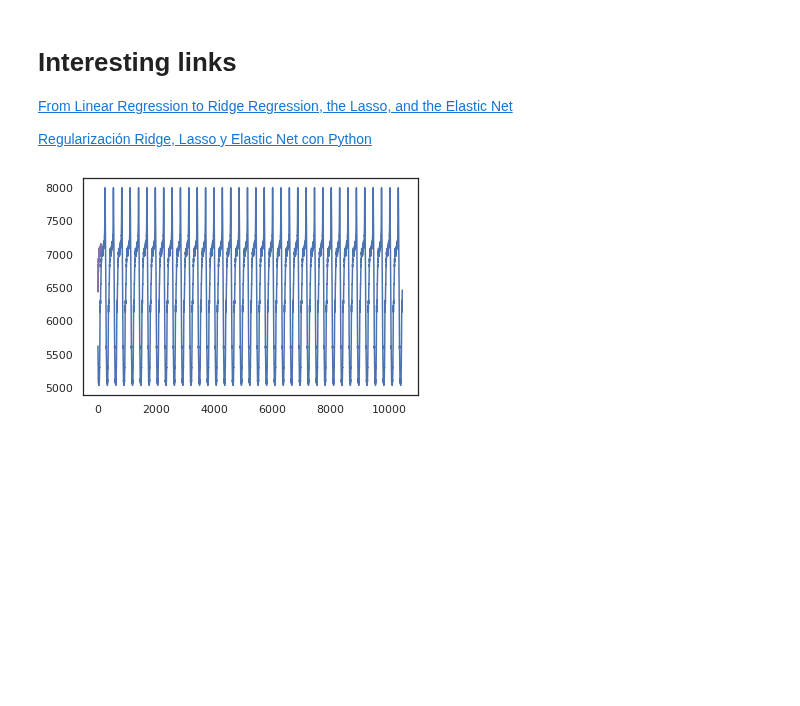
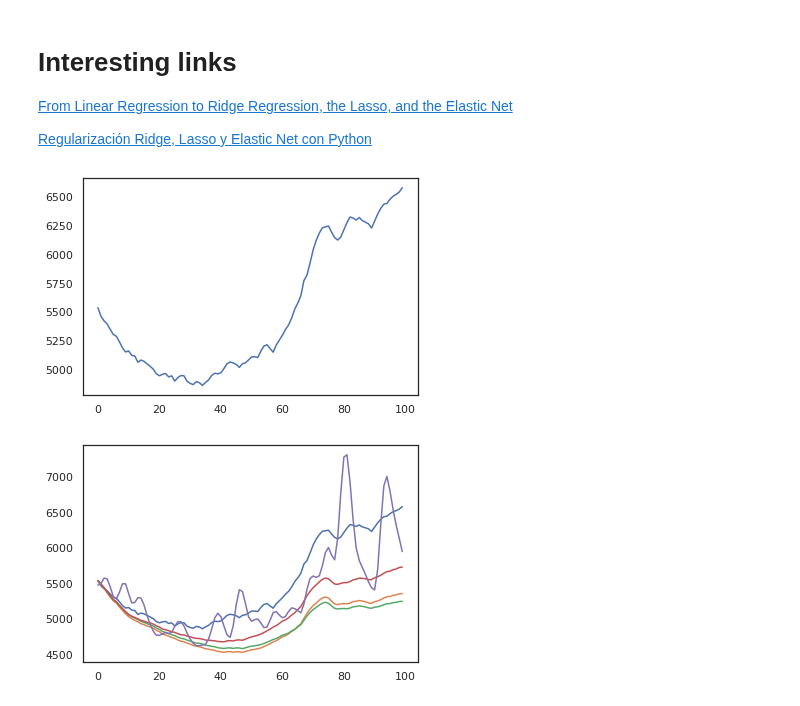
Before and after one commit to urieliram/analog, a Jupyter notebook: Holt-Winters.ipynb, the cells around one changed output. Saved outputs shown, nothing was run; the diff lists cells and outputs as text; code cells hidden in the pictures; blank space fills up the shorter version.

```diff
--- a/Holt-Winters.ipynb
+++ b/Holt-Winters.ipynb
@@ -933,3 +853,5 @@ a=data+data+data+data+data+data+data+data+data+data+data+data+data+data+data+dat
+# %%
+data= serie1[35798:45798]
 # %%
 ##https://www.statsmodels.org/dev/examples/notebooks/generated/exponential_smoothing.html#Holt%E2%80%99s-Winters-Seasonal
 import os
@@ -940,7 +862,7 @@ from statsmodels.tsa.api import ExponentialSmoothing, SimpleExpSmoothing, Holt
 
 %matplotlib inline
 fit1 = ExponentialSmoothing(
-    a,
+    data,
     seasonal_periods=288,
     trend="add",
     seasonal="add",
@@ -948,7 +870,7 @@ fit1 = ExponentialSmoothing(
     initialization_method="estimated",
 ).fit()
 fit2 = ExponentialSmoothing(
-    a,
+    data,
     seasonal_periods=288,
     trend="add",
     seasonal="mul",
@@ -956,45 +878,48 @@ fit2 = ExponentialSmoothing(
     initialization_method="estimated",
 ).fit()
 fit3 = ExponentialSmoothing(
-    a,
+    data,
     seasonal_periods=288,
     trend="add",
     seasonal="add",
     damped_trend=True,
     use_boxcox=True,
     initialization_method="estimated",
 ).fit()
 fit4 = ExponentialSmoothing(
-    a,
+    data,
     seasonal_periods=288,
     trend="add",
     seasonal="mul",
     damped_trend=True,
     use_boxcox=True,
     initialization_method="estimated",
 ).fit()
 results = pd.DataFrame(
     index=[r"$\alpha$", r"$\beta$", r"$\phi$", r"$\gamma$", r"$l_0$", "$b_0$", "SSE"]
 )
 params = [
     "smoothing_level",
     "smoothing_trend",
     "damping_trend",
     "smoothing_seasonal",
     "initial_level",
     "initial_trend",
 ]
 results["Additive"] = [fit1.params[p] for p in params] + [fit1.sse]
 results["Multiplicative"] = [fit2.params[p] for p in params] + [fit2.sse]
 results["Additive Dam"] = [fit3.params[p] for p in params] + [fit3.sse]
 results["Multiplica Dam"] = [fit4.params[p] for p in params] + [fit4.sse]
-
-plt.plot(a)
-plt.plot(fit1.forecast(100))
-plt.plot(fit2.forecast(100))
-plt.plot(fit3.forecast(100))
-plt.plot(fit4.forecast(100))
+b=100
+plt.plot(serie1[45798:45798+b])
+plt.show()
+plt.plot(serie1[45798:45798+b])
+plt.plot(fit1.forecast(b))
+plt.plot(fit2.forecast(b))
+plt.plot(fit3.forecast(b))
+plt.plot(fit4.forecast(b))
 
 plt.show()
 # %% [output]
-[figure, old version]
+[figure, new version]
+[figure, added]
```
Also changed, not shown: parts of 1 cell of this notebook.
